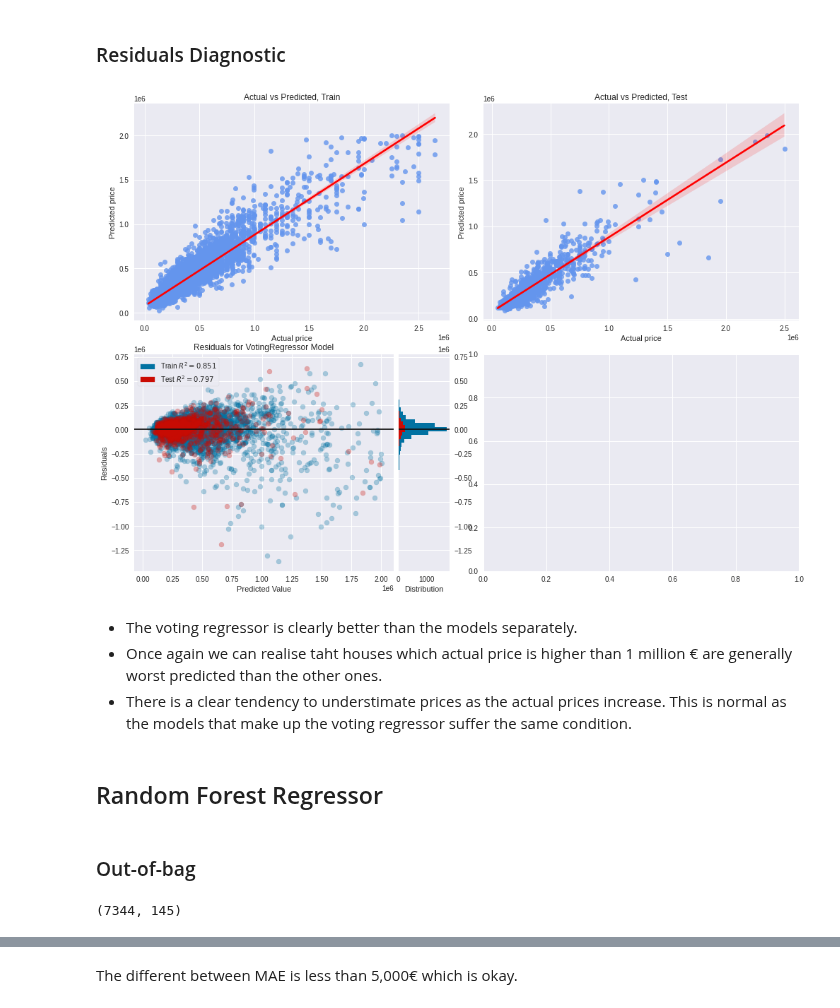
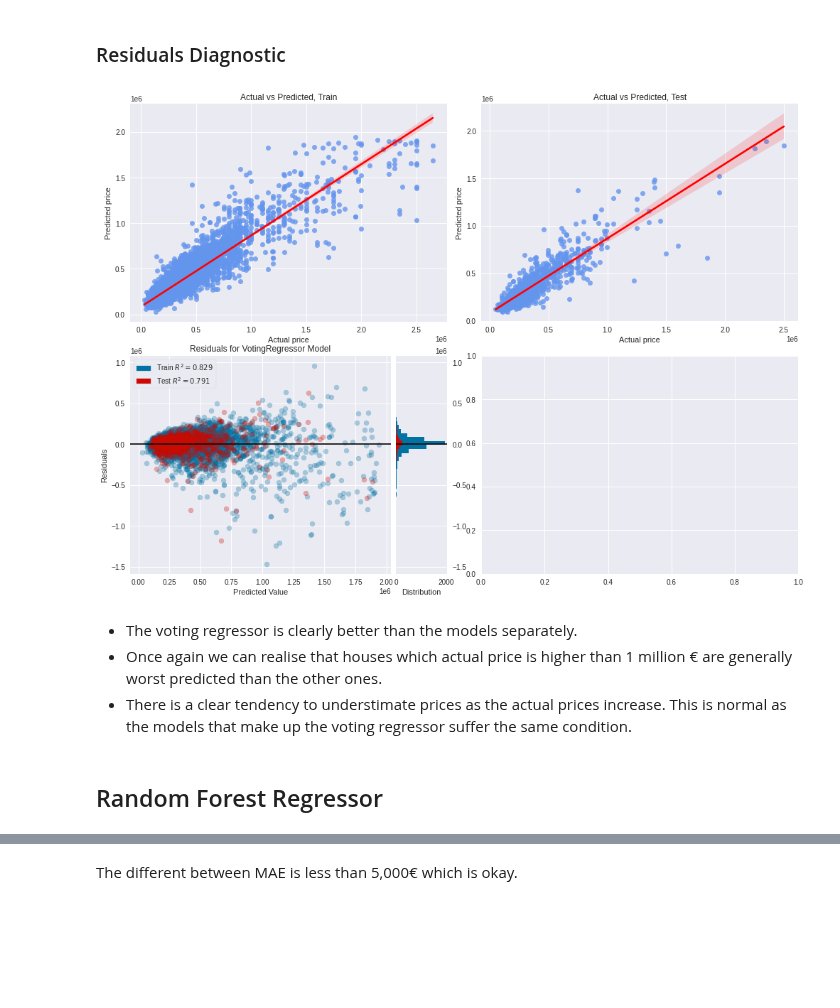
Before and after one commit to javiicc/Identifying_Potential_Investment_Opportunities_In_The_Irish_Real_Estate_Market_Using_MachineLearning, a Jupyter notebook: Price_Prediction.ipynb, the cells around one changed output, grey strips where cells are left out. Drawn from its saved outputs; the diff is of its cells as text; code cells hidden in the pictures; blank space fills up the shorter version.

Commit message:
price prediction docu

```diff
--- a/Price_Prediction.ipynb
+++ b/Price_Prediction.ipynb
@@ -658,16 +659,16 @@ Cool! We have been able to improve the performance with the voting regressor. Ne
 # %% [markdown]
 ### Overfitting Analysis
 # %%
-voting_reg.fit(X_train, y_train)
+voting_regressor_BA.fit(X_train, y_train)
 
 print('Performance on the training set:\n', '-'*10)
-y_pred_train = voting_reg.predict(X_train)
+y_pred_train = voting_regressor_BA.predict(X_train)
 metrics_regression(y_test=y_train,
                    y_pred=y_pred_train,
                    squared=False)
 
 print('Performance on the test set:\n', '-'*10)
-y_pred = voting_reg.predict(X_test)
+y_pred = voting_regressor_BA.predict(X_test)
 metrics_regression(y_test=y_test,
                    y_pred=y_pred,
                    squared=False)
@@ -690,35 +691,12 @@ The different in MAE is less than 2,000€ so we will consider there is no overf
 # %% [markdown]
 ### Residuals Diagnostic
 # %%
-residuals(voting_reg, X_train, X_test, y_train, y_test)
+residuals(voting_regressor_BA, X_train, X_test, y_train, y_test)
 # %% [output]
-[figure, old version]
+[figure, new version]
 # %% [markdown]
 - The voting regressor is clearly better than the models separately.
-- Once again we can realise taht houses which actual price is higher than 1 million € are generally worst predicted than the other ones.
+- Once again we can realise that houses which actual price is higher than 1 million € are generally worst predicted than the other ones.
 - There is a clear tendency to understimate prices as the actual prices increase. This is normal as the models that make up the voting regressor suffer the same condition.
 # %% [markdown]
 ## Random Forest Regressor
-# %% [markdown]
-### Out-of-bag
-# %%
-df = data.copy()
-y2 = df['price']
-X2 = df.drop(columns='price')
-
-preprocessor = ColumnTransformer([
-     #   ('num', PowerTransformer(method='yeo-johnson'), num_features),
-        ('num', IdentityTransformer(), num_features),
-        ('cat', OneHotEncoder(), cat_features),
-        ]) #, remainder='passthrough' categories=[levels_code, levels_type_house]
-
-X2 = preprocessor.fit_transform(X2)
-print(X2.shape)
-
-
-
-
-X_train2, X_test2, y_train2, y_test2 = train_test_split(X2, y2, test_size=.15,
-                                                        random_state=7)
-# %% [output]
-(7344, 145)
```
Also changed, not shown: parts of 98 cells of this notebook, 2 other files.
